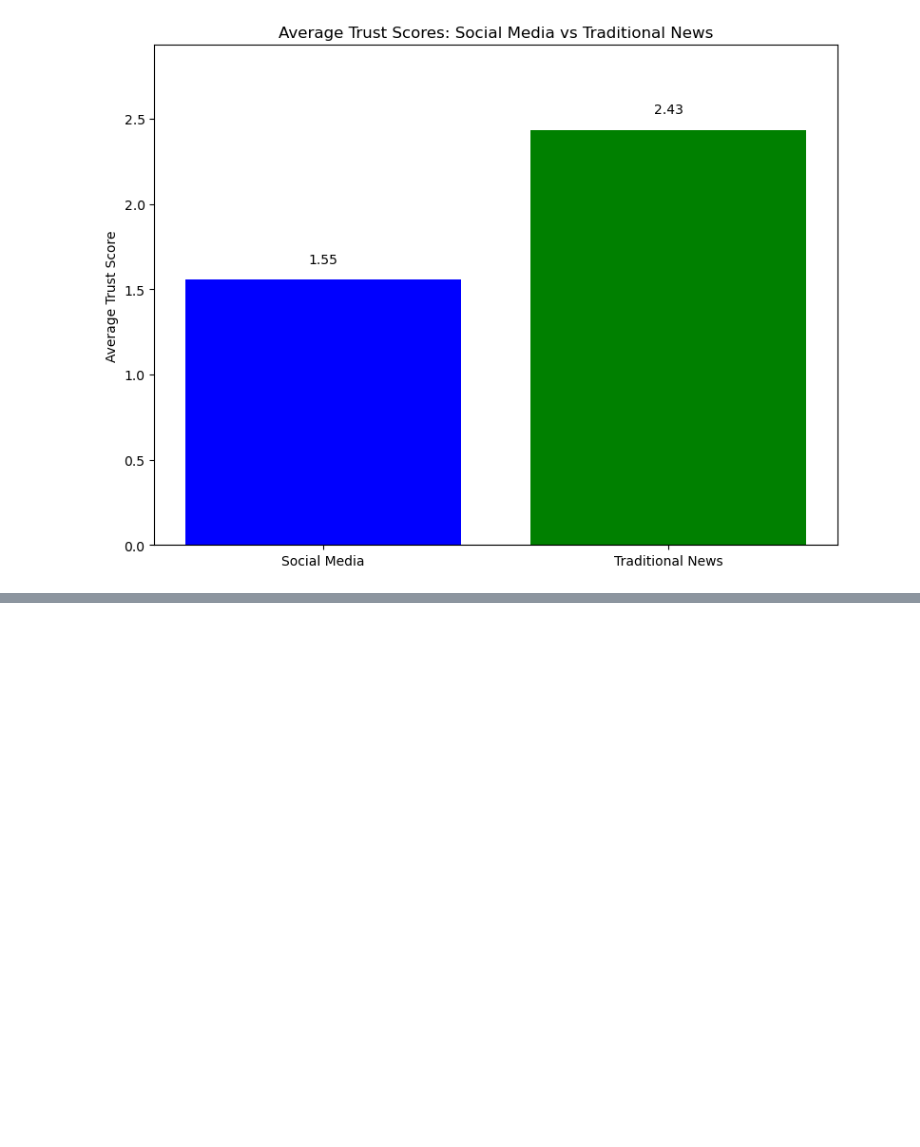
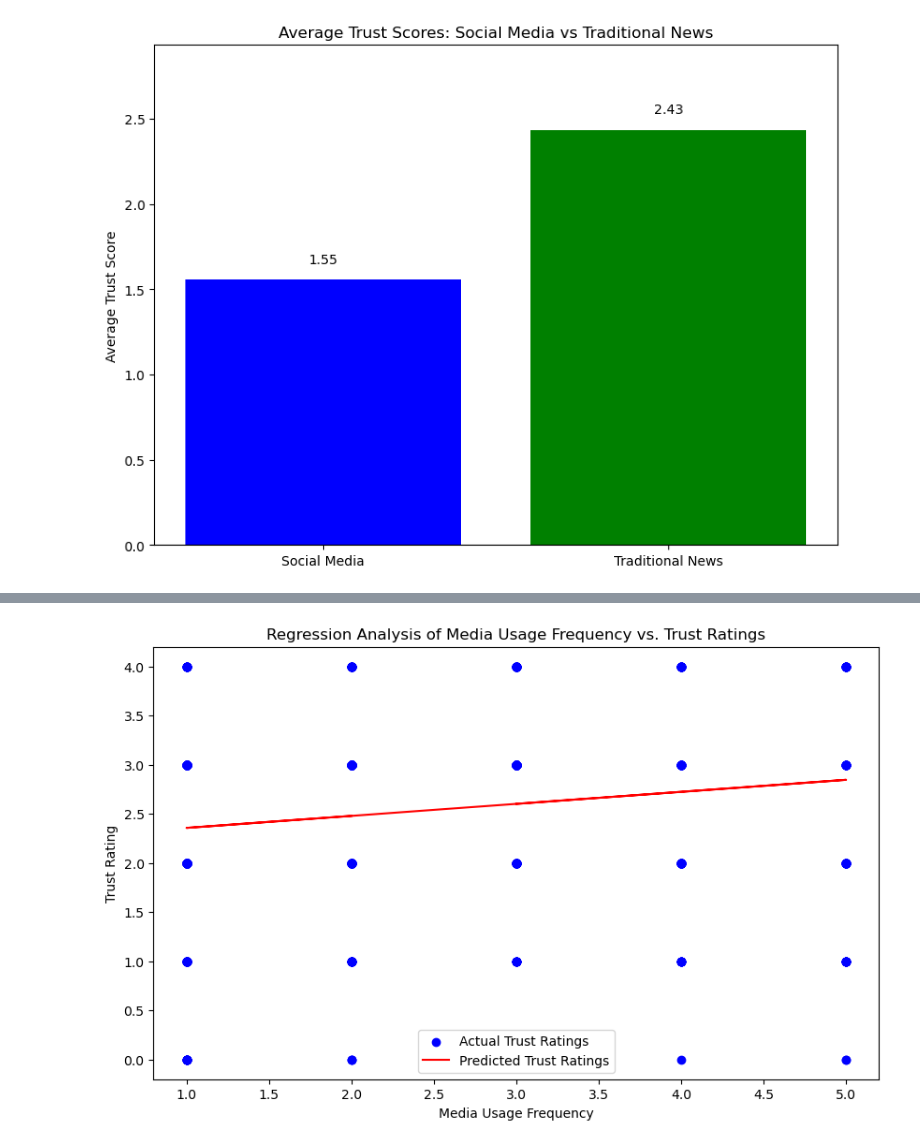
Before and after one commit to XingchenZng/2024Fall-Consulting, a Jupyter notebook: complete.ipynb, the cells around one changed output, grey strips where cells are left out. Drawn from its saved outputs; the diff is of its cells as text; code cells hidden in the pictures; blank space fills up the shorter version.

```diff
--- a/complete.ipynb
+++ b/complete.ipynb
@@ -176,0 +206,96 @@ plt.show()
+# %%
+import pandas as pd
+import numpy as np
+import statsmodels.api as sm
+import re
+
+
+
+df = pd.read_csv('Media Habits in the 21st Century_February 12, 2024_07.30.csv', skiprows=2)
+original_columns = df.columns.tolist()
+
+
+# Function to extract ImportId value from column name
+def extract_import_id(col_name):
+    match = re.search(r'"ImportId":"([^"]+)"', col_name)
+    if match:
+        return match.group(1)
+    else:
+        return col_name
+
+
+df.columns = [extract_import_id(col) for col in df.columns]
+
+
+usage_columns = [col for col in df.columns if col.startswith('QID4_')]
+trust_columns = [col for col in df.columns if col.startswith('QID5_')]
+
+
+df[usage_columns + trust_columns].head()
+
+trust_mapping = {
+    "0 (not at all)": 0,
+    "1 (unlikely)": 1,
+    "2 (somtimes)": 2,
+    "3 (usually)": 3,
+    "4 (always)": 4
+}
+
+
+for col in trust_columns:
+    df[col] = df[col].map(trust_mapping)
+
+
+df[trust_columns].head()
+
+
+
+usage_data = []
+trust_data = []
+
+for index, row in df.iterrows():
+    for i in range(1, 13):
+        usage_col = f'QID4_{i}'
+        trust_col = f'QID5_{i}'
+        if row[usage_col] > 0:
+            usage_data.append(row[usage_col])
+            trust_data.append(row[trust_col])
+
+
+import numpy as np
+
+usage_array = np.array(usage_data)
+trust_array = np.array(trust_data)
+
+
+usage_array.shape, trust_array.shape
+from sklearn.linear_model import LinearRegression
+import matplotlib.pyplot as plt
+
+
+model = LinearRegression()
+
+
+X = usage_array.reshape(-1, 1)
+y = trust_array
+
+
+model.fit(X, y)
+
+
+predicted_y = model.predict(X)
+
+# Plotting the results
+plt.figure(figsize=(10, 6))
+plt.scatter(X, y, color='blue', label='Actual Trust Ratings')
+plt.plot(X, predicted_y, color='red', label='Predicted Trust Ratings')
+plt.title('Regression Analysis of Media Usage Frequency vs. Trust Ratings')
+plt.xlabel('Media Usage Frequency')
+plt.ylabel('Trust Rating')
+plt.legend()
+plt.show()
+
+# Displaying the model's coefficients
+model.coef_, model.intercept_
+# %% [output]
+[figure, added]
```
Also changed, not shown: parts of 6 cells of this notebook.
